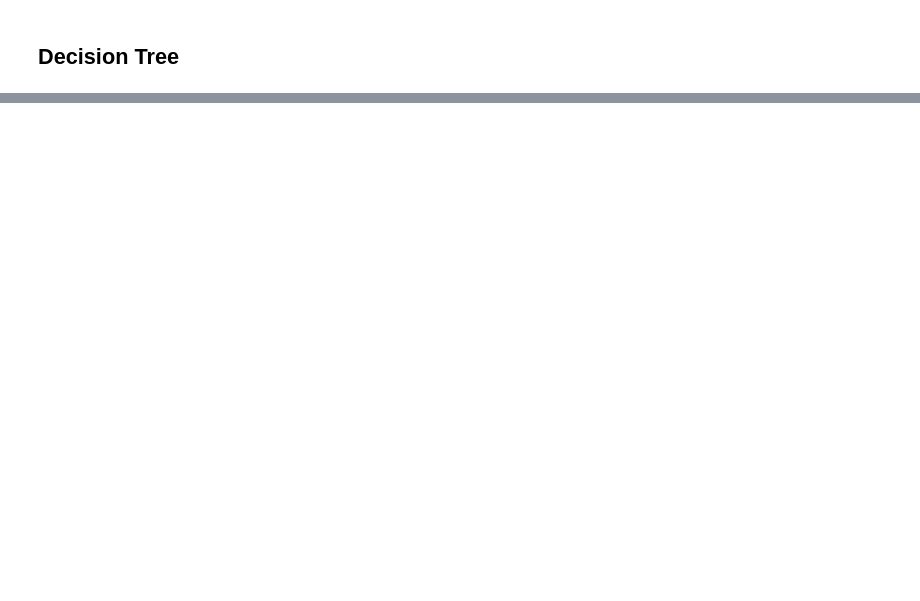
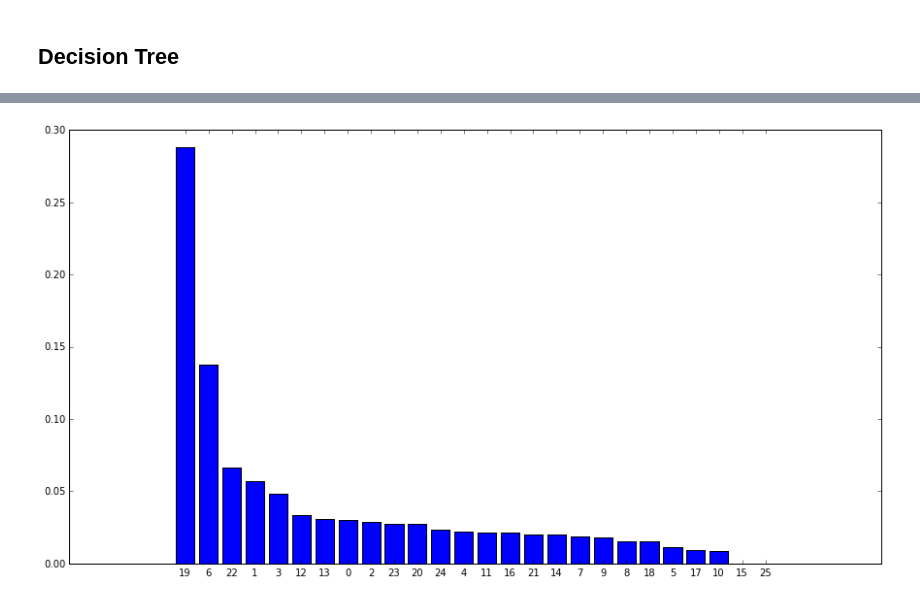
Before and after one commit to omar-moreno/hps-analysis, a Jupyter notebook: python/notebooks/radiative_signal_classification.ipynb, the cells around one changed output, grey strips where cells are left out. Saved outputs shown, nothing was run; the diff lists cells and outputs as text; code cells hidden in the pictures; blank space fills up the shorter version.

```diff
--- a/python/notebooks/radiative_signal_classification.ipynb
+++ b/python/notebooks/radiative_signal_classification.ipynb
@@ -140,0 +170,9 @@ scores.mean()
+# %%
+importances = tree_clf.feature_importances_
+indices = np.argsort(importances)[::-1]
+fig, ax0 = plt.subplots(figsize=(15, 8))
+
+ax0.bar(range(len(importances)), importances[indices], align="center")
+plt.xticks(range(len(importances)), indices);
+# %% [output]
+[figure, added]
```
Also changed, not shown: parts of 10 cells of this notebook.
